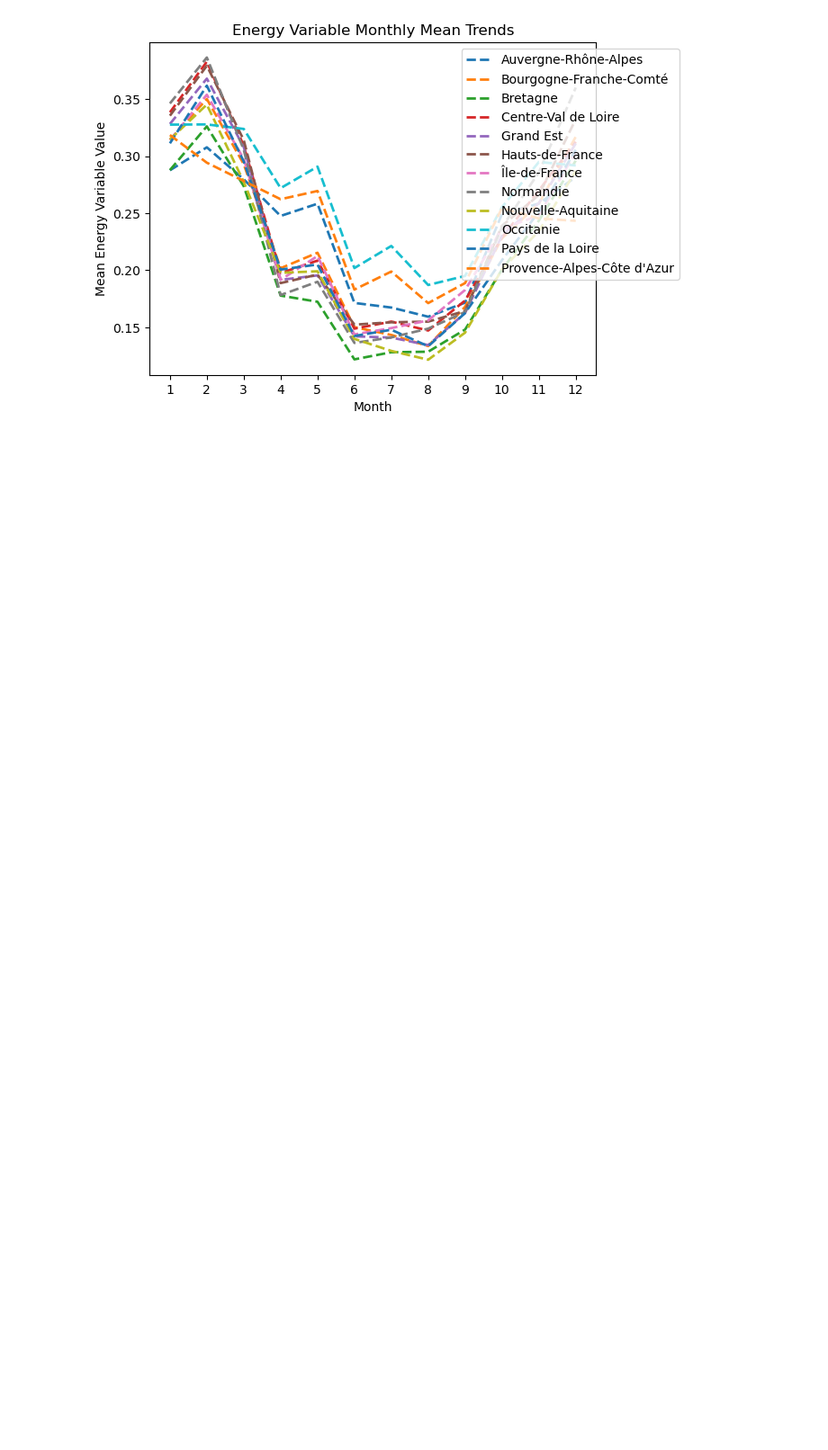
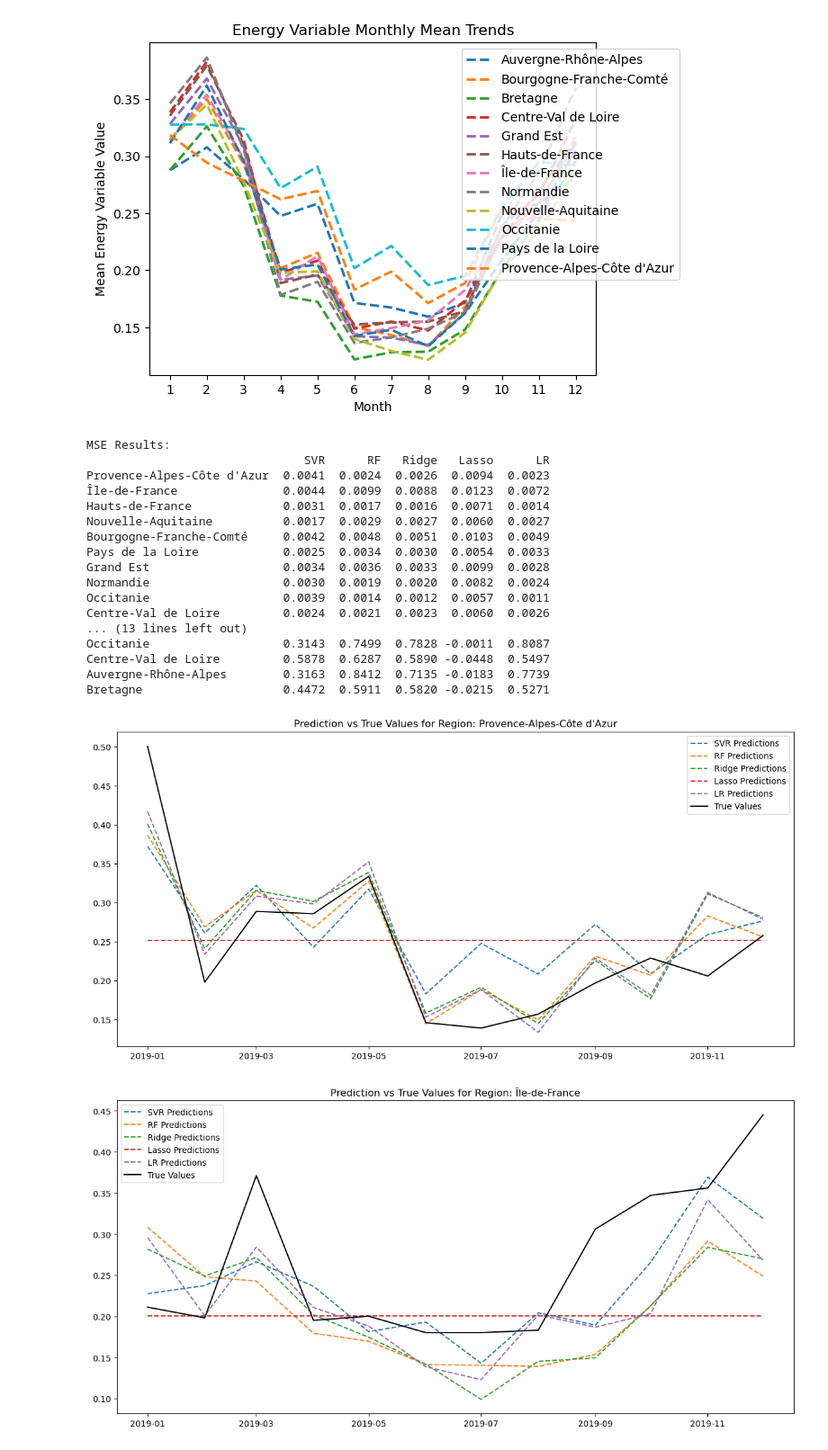
Before and after one commit to SukerZh/MACHINE-LEARNING-FOR-ENERGY-AND-CLIMATE, a Jupyter notebook: project.ipynb, the cells around one changed output. Shown at 90% size. Saved outputs shown, nothing was run; the diff lists cells and outputs as text; code cells hidden in the pictures; blank space fills up the shorter version.

```diff
--- a/project.ipynb
+++ b/project.ipynb
@@ -286,16 +286,22 @@ def display_results(results, predictions):
         plt.show()
 
     region_names = ds_mask['region'].values
+    region_indices = ds_mask['region_index'].values
     mask = ds_mask['mask'].values
     lat = ds_mask['lat'].values
     lon = ds_mask['lon'].values
+
+    region_name_to_index = {region_name: region_index for region_name, region_index in zip(region_names, region_indices)}
+
+    mse_map = np.full(mask.shape, np.nan)
+
     for region_name in np.unique(region_names):
         if region_name in region_name_mapping:
-            region_key = region_name_mapping[region_name]
-
-            if region_key in mse_df.index:
-                mse_value = mse_df.loc[region_key, 'LR']
-                mse_map[mask == region_key] = mse_value
+            mapped_region_name = region_name_mapping[region_name]
+            if mapped_region_name in mse_df.index:
+                region_index = region_name_to_index[region_name]
+                mse_value = mse_df.loc[mapped_region_name, 'LR']
+                mse_map[mask == region_index] = mse_value
 
     plt.figure(figsize=(10, 6))
     scatter = plt.scatter(lon, lat, c=mse_map, cmap='viridis', s=20, vmin=0, vmax=0.01)
@@ -304,3 +310,27 @@ def display_results(results, predictions):
     plt.ylabel("Latitude")
     plt.title("Spatial Distribution of MSE (LR Model)")
     plt.show()
+# %%
+data_splits = preprocess_data(merged_dfs)
+results, predictions = train_and_evaluate(data_splits)
+display_results(results, predictions)
+# %% [output]
+MSE Results:
+                               SVR      RF   Ridge   Lasso      LR
+Provence-Alpes-Côte d'Azur  0.0041  0.0024  0.0026  0.0094  0.0023
+Île-de-France               0.0044  0.0099  0.0088  0.0123  0.0072
+Hauts-de-France             0.0031  0.0017  0.0016  0.0071  0.0014
+Nouvelle-Aquitaine          0.0017  0.0029  0.0027  0.0060  0.0027
+Bourgogne-Franche-Comté     0.0042  0.0048  0.0051  0.0103  0.0049
+Pays de la Loire            0.0025  0.0034  0.0030  0.0054  0.0033
+Grand Est                   0.0034  0.0036  0.0033  0.0099  0.0028
+Normandie                   0.0030  0.0019  0.0020  0.0082  0.0024
+Occitanie                   0.0039  0.0014  0.0012  0.0057  0.0011
+Centre-Val de Loire         0.0024  0.0021  0.0023  0.0060  0.0026
+... (13 lines left out)
+Occitanie                   0.3143  0.7499  0.7828 -0.0011  0.8087
+Centre-Val de Loire         0.5878  0.6287  0.5890 -0.0448  0.5497
+Auvergne-Rhône-Alpes        0.3163  0.8412  0.7135 -0.0183  0.7739
+Bretagne                    0.4472  0.5911  0.5820 -0.0215  0.5271
+[figure, added]
+[figure, added]
```
Also changed, not shown: parts of 3 cells of this notebook.
